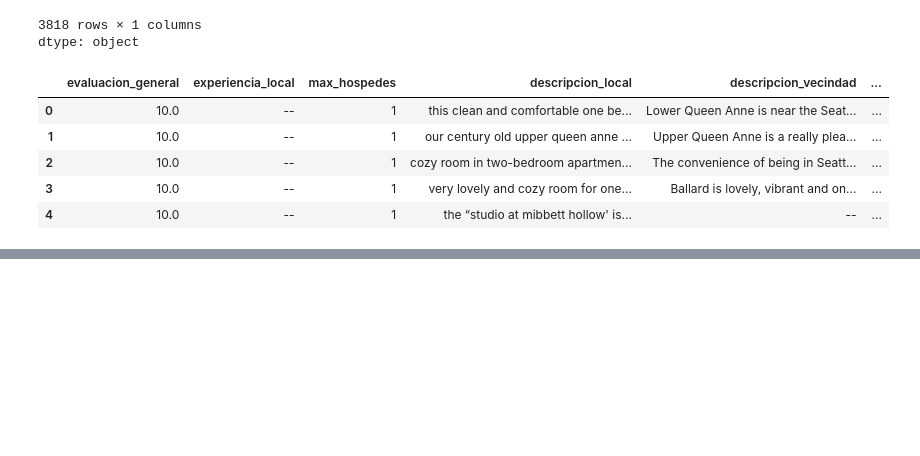
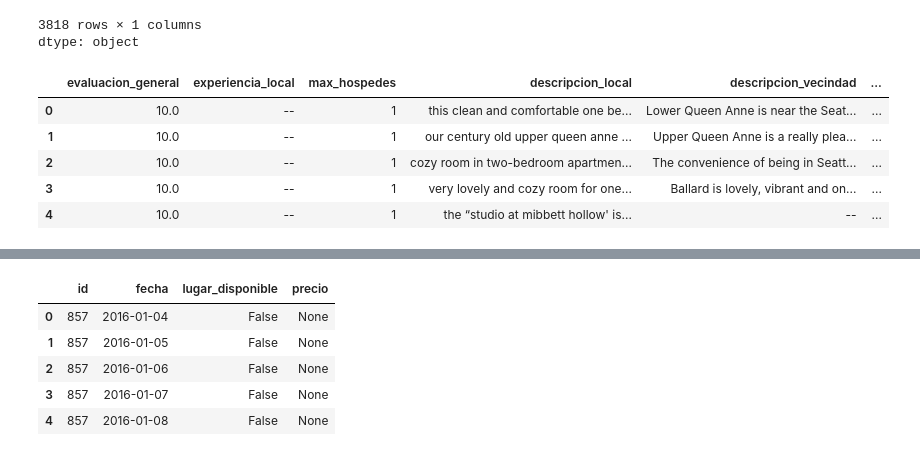
Before and after one commit to evs-11/Pandas-transformacion-y-manipulacion-de-datos, a Jupyter notebook: Pandas_Tratamiento_Manipulacion_Datos.ipynb, the cells around one changed output, grey strips where cells are left out. Saved outputs shown, nothing was run; the diff lists cells and outputs as text; code cells hidden in the pictures; blank space fills up the shorter version.

```diff
--- a/Pandas_Tratamiento_Manipulacion_Datos.ipynb
+++ b/Pandas_Tratamiento_Manipulacion_Datos.ipynb
@@ -411,0 +562,13 @@ datos.head()
+# %%
+# importamos el archivo y copiamos la ruta
+# vemos las 5 filas primeras
+
+dt_data = pd.read_json('/content/inmuebles_disponibles.json')
+dt_data.head()
+# %% [output]
+|  | id | fecha | lugar_disponible | precio |
+| 0 | 857 | 2016-01-04 | False | None |
+| 1 | 857 | 2016-01-05 | False | None |
+| 2 | 857 | 2016-01-06 | False | None |
+| 3 | 857 | 2016-01-07 | False | None |
+| 4 | 857 | 2016-01-08 | False | None |
```
Also changed, not shown: parts of 32 cells of this notebook.
